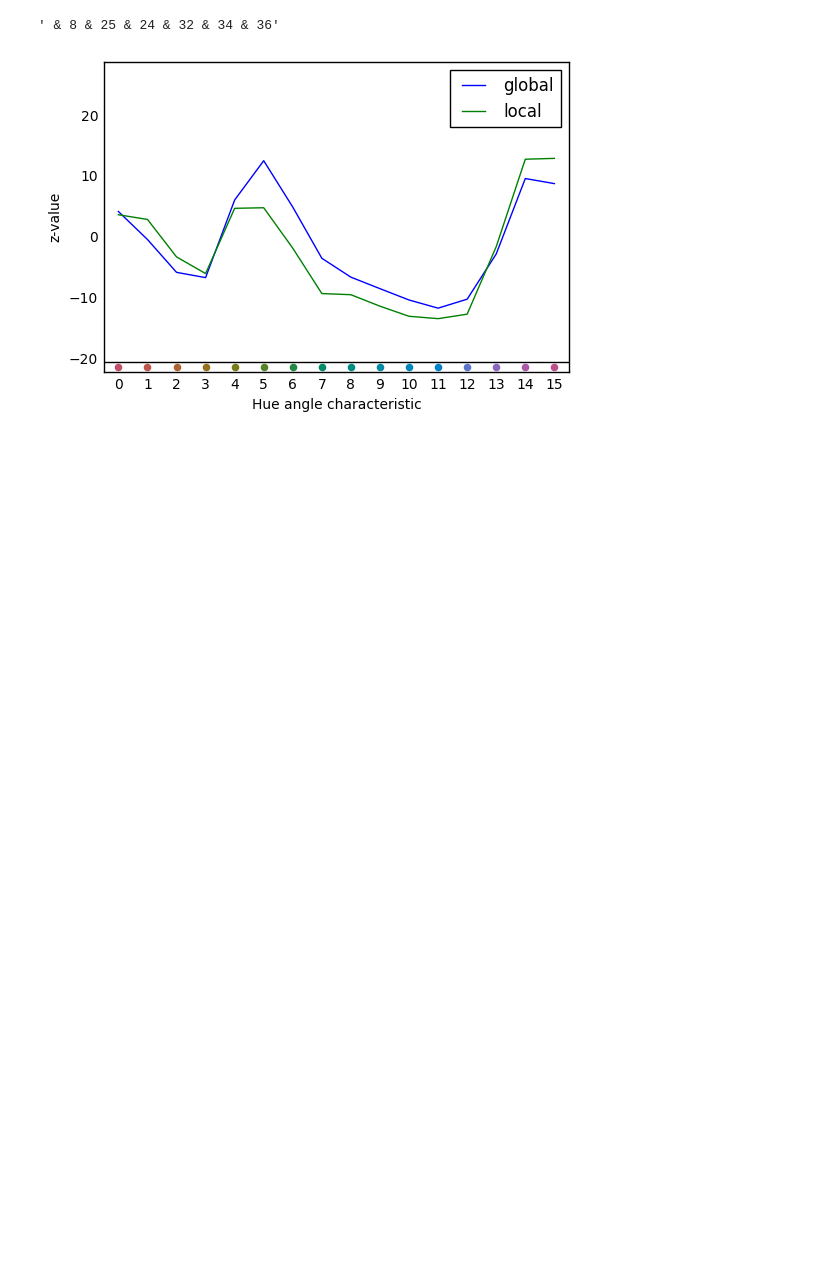
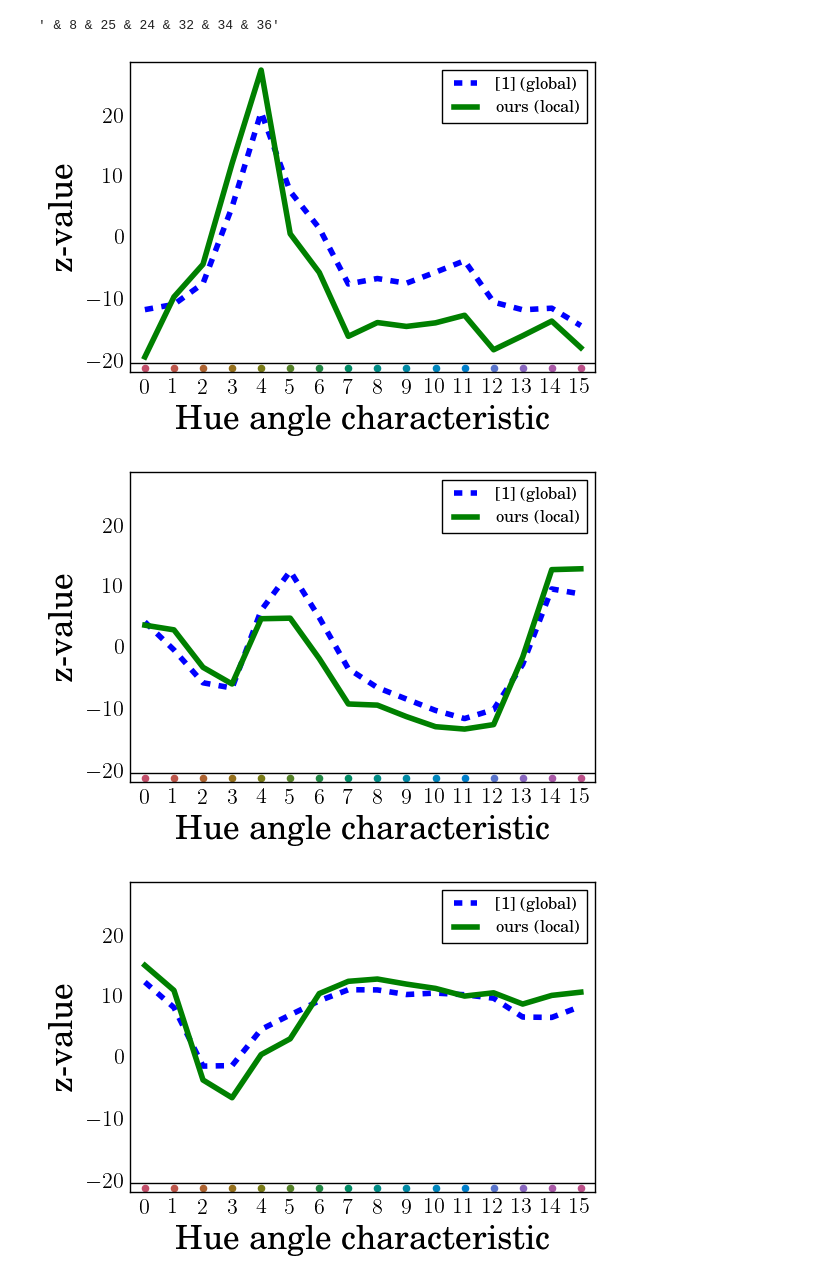
Before and after one commit to GrimReaperSam/SILE, a Jupyter notebook: Segmentation.ipynb, the cells around one changed output. Drawn from its saved outputs; the diff is of its cells as text; code cells hidden in the pictures; blank space fills up the shorter version.

```diff
--- a/Segmentation.ipynb
+++ b/Segmentation.ipynb
@@ -261,8 +53,3 @@ print(gd.descriptor.min())
 19.4091194773
 -16.6563116187
 [figure]
-# %%
-filename = 'z-values/sky.pkl'
-zcollection = pickle.load(open(filename, 'rb'))
-
-image = imread('test.jpg')
@@ -316,24 +69,35 @@ string
 # %%
-orchid_z = 'z-values/orchid.pkl'
-orchid_zl = 'z-values/orchid-local.pkl'
-z_o = pickle.load(open(orchid_z, 'rb'))
-zl_o = pickle.load(open(orchid_zl, 'rb'))
+keywords = ['sunflower', 'orchid', 'ferrari', 'lily', 'strawberry']
 
-from src.shared import rgb_hue
+for keyword in keywords:
+    orchid_z = 'z-values/%s.pkl' % keyword
+    orchid_zl = 'z-values/%s-local.pkl' % keyword
+    z_o = pickle.load(open(orchid_z, 'rb'))
+    zl_o = pickle.load(open(orchid_zl, 'rb'))
 
-plt.plot(z_o.descriptors['hue_angle_hist'].descriptor, label='global')
-plt.plot(zl_o.descriptors['hue_angle_hist'].descriptor, label='local')
-plt.axhline(-20.5, color='black')
-plt.xlim([-0.5, 15.5])
-plt.ylim([-22, 29])
-plt.ylabel('z-value')
-plt.xlabel('Hue angle characteristic')
-plt.xticks(np.arange(16))
-plt.tick_params(axis=u'both', which=u'both',length=0)
+    plt.rc('text', usetex=True)
+    plt.rcParams['font.family'] = 'Helvetica'
 
-for i in range(16):
-    plt.scatter(i, -21.3, color=rgb_hue[i, :])
-plt.legend()
-plt.savefig('orchid-g-v-l.jpg')
+    plt.plot(z_o.descriptors['hue_angle_hist'].descriptor, '--', label='[1] (global)', linewidth=4)
+    plt.plot(zl_o.descriptors['hue_angle_hist'].descriptor, label='ours (local)', linewidth=4)
+    plt.axhline(-20.5, color='black')
+    plt.xlim([-0.5, 15.5])
+    plt.ylim([-22, 29])
+    plt.ylabel('z-value', fontsize=24)
+    plt.xlabel('Hue angle characteristic', fontsize=24)
+    plt.xticks(np.arange(16))
+    plt.tick_params(axis='both', which='both',length=0, labelsize=16)
+#     plt.title(r'Concept \textit{%s}' % keyword, fontsize=36, y=1.04)
+
+    for i in range(16):
+        plt.scatter(i, -21.3, color=rgb_hue[i, :])
+    plt.legend()
+    plt.savefig('concept-%s.eps' % keyword, format='eps', dpi=1000, bbox_inches='tight')
+    plt.show()
+
+    np.savez('%s-comparison.npz' % keyword, global_descriptor=z_o.descriptors['hue_angle_hist'].descriptor,
+            local_descriptor=zl_o.descriptors['hue_angle_hist'].descriptor)
 # %% [output]
-[figure, old version]
+[figure, new version]
+[figure, added]
+[figure, added]
```
Also changed, not shown: parts of 13 cells of this notebook, 4 other files.
